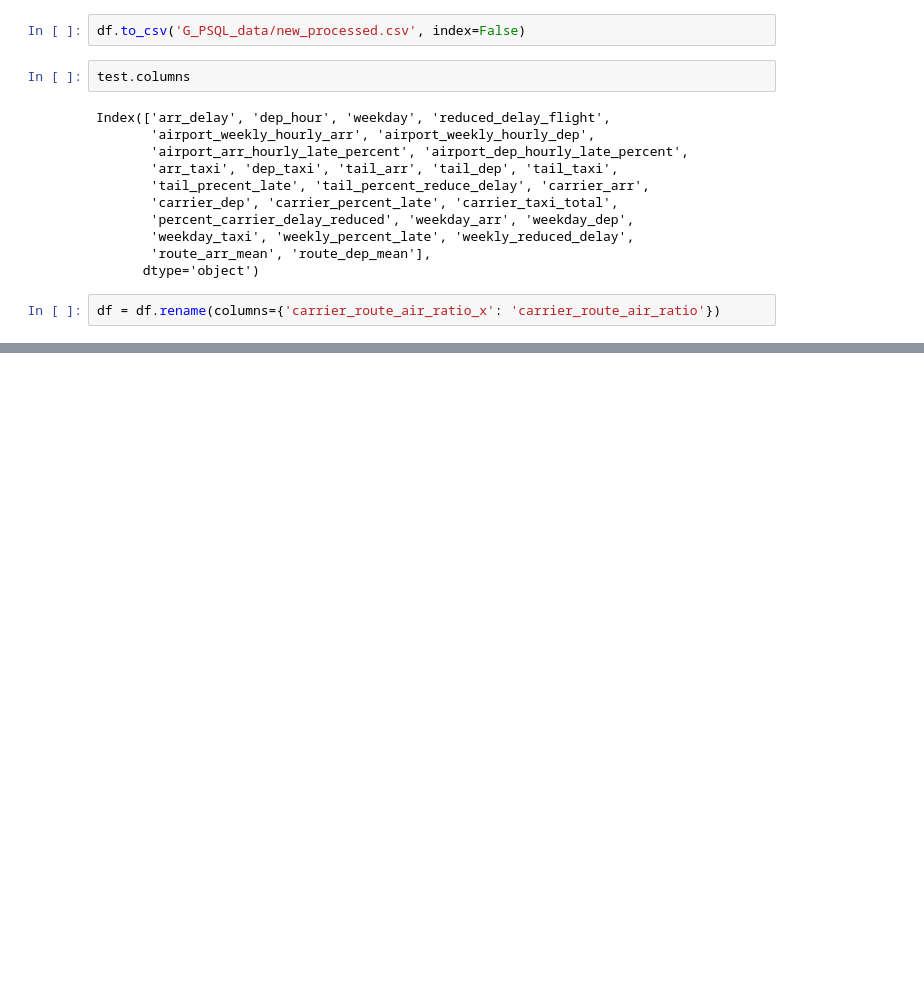
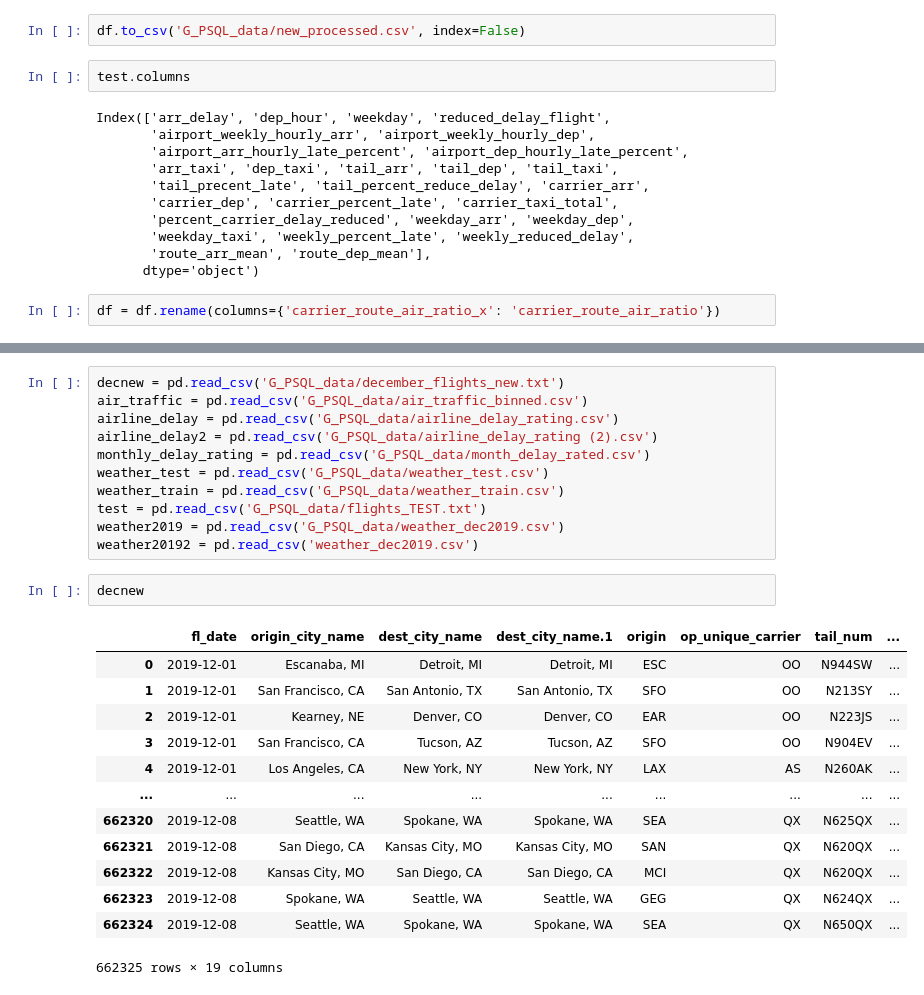
Before and after one commit to Graham-Broughton/flight_delay, a Jupyter notebook: EDA_and_preprocessing/preprocessing.ipynb, the cells around one changed output, grey strips where cells are left out. Drawn from its saved outputs; the diff is of its cells as text; blank space fills up the shorter version.

Commit message:
uploaded last psql query

```diff
--- a/EDA_and_preprocessing/preprocessing.ipynb
+++ b/EDA_and_preprocessing/preprocessing.ipynb
@@ -294,0 +319,27 @@ df = df.rename(columns={'carrier_route_air_ratio_x': 'carrier_route_air_ratio'})
+# %%
+decnew = pd.read_csv('G_PSQL_data/december_flights_new.txt')
+air_traffic = pd.read_csv('G_PSQL_data/air_traffic_binned.csv')
+airline_delay = pd.read_csv('G_PSQL_data/airline_delay_rating.csv')
+airline_delay2 = pd.read_csv('G_PSQL_data/airline_delay_rating (2).csv')
+monthly_delay_rating = pd.read_csv('G_PSQL_data/month_delay_rated.csv')
+weather_test = pd.read_csv('G_PSQL_data/weather_test.csv')
+weather_train = pd.read_csv('G_PSQL_data/weather_train.csv')
+test = pd.read_csv('G_PSQL_data/flights_TEST.txt')
+weather2019 = pd.read_csv('G_PSQL_data/weather_dec2019.csv')
+weather20192 = pd.read_csv('weather_dec2019.csv')
+# %%
+decnew
+# %% [output]
+|  | fl_date | origin_city_name | dest_city_name | dest_city_name.1 | origin | op_unique_carrier | tail_num | ... |
+| 0 | 2019-12-01 | Escanaba, MI | Detroit, MI | Detroit, MI | ESC | OO | N944SW | ... |
+| 1 | 2019-12-01 | San Francisco, CA | San Antonio, TX | San Antonio, TX | SFO | OO | N213SY | ... |
+| 2 | 2019-12-01 | Kearney, NE | Denver, CO | Denver, CO | EAR | OO | N223JS | ... |
+| 3 | 2019-12-01 | San Francisco, CA | Tucson, AZ | Tucson, AZ | SFO | OO | N904EV | ... |
+| 4 | 2019-12-01 | Los Angeles, CA | New York, NY | New York, NY | LAX | AS | N260AK | ... |
+| ... | ... | ... | ... | ... | ... | ... | ... | ... |
+| 662320 | 2019-12-08 | Seattle, WA | Spokane, WA | Spokane, WA | SEA | QX | N625QX | ... |
+| 662321 | 2019-12-08 | San Diego, CA | Kansas City, MO | Kansas City, MO | SAN | QX | N620QX | ... |
+| 662322 | 2019-12-08 | Kansas City, MO | San Diego, CA | San Diego, CA | MCI | QX | N620QX | ... |
+| 662323 | 2019-12-08 | Spokane, WA | Seattle, WA | Seattle, WA | GEG | QX | N624QX | ... |
+| 662324 | 2019-12-08 | Seattle, WA | Spokane, WA | Spokane, WA | SEA | QX | N650QX | ... |
+662325 rows × 19 columns
```
Also changed, not shown: parts of 21 cells of this notebook, 30 other files.
